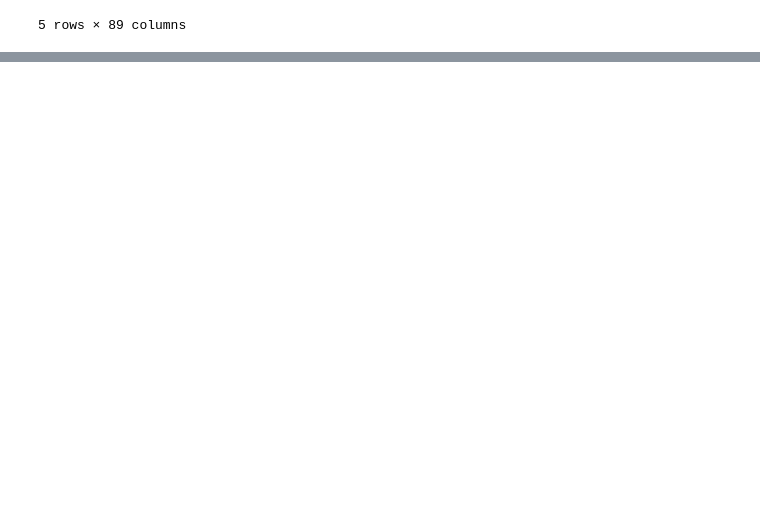
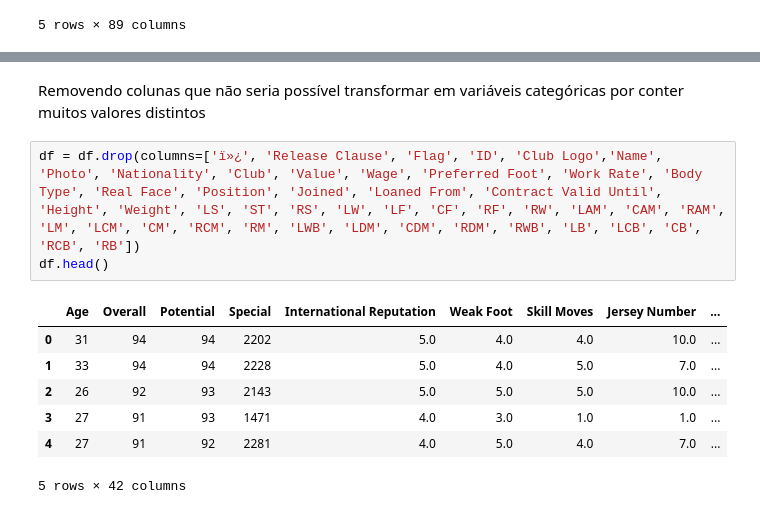
Before and after one commit to arthur-ogibowski/aprendizado-nao-supervisionado, a Jupyter notebook: Aprendizado_Não_Supervisionado.ipynb, the cells around one changed output, grey strips where cells are left out. Drawn from its saved outputs; the diff is of its cells as text; blank space fills up the shorter version.

```diff
--- a/Aprendizado_Não_Supervisionado.ipynb
+++ b/Aprendizado_Não_Supervisionado.ipynb
@@ -31,0 +53,13 @@ df.head()
+# %% [markdown]
+Removendo colunas que não seria possível transformar em variáveis categóricas por conter muitos valores distintos
+# %%
+df = df.drop(columns=['ï»¿', 'Release Clause', 'Flag', 'ID', 'Club Logo','Name', 'Photo', 'Nationality', 'Club', 'Value', 'Wage', 'Preferred Foot', 'Work Rate', 'Body Type', 'Real Face', 'Position', 'Joined', 'Loaned From', 'Contract Valid Until', 'Height', 'Weight', 'LS', 'ST', 'RS', 'LW', 'LF', 'CF', 'RF', 'RW', 'LAM', 'CAM', 'RAM', 'LM', 'LCM', 'CM', 'RCM', 'RM', 'LWB', 'LDM', 'CDM', 'RDM', 'RWB', 'LB', 'LCB', 'CB', 'RCB', 'RB'])
+df.head()
+# %% [output]
+|  | Age | Overall | Potential | Special | International Reputation | Weak Foot | Skill Moves | Jersey Number | ... |
+| 0 | 31 | 94 | 94 | 2202 | 5.0 | 4.0 | 4.0 | 10.0 | ... |
+| 1 | 33 | 94 | 94 | 2228 | 5.0 | 4.0 | 5.0 | 7.0 | ... |
+| 2 | 26 | 92 | 93 | 2143 | 5.0 | 5.0 | 5.0 | 10.0 | ... |
+| 3 | 27 | 91 | 93 | 1471 | 4.0 | 3.0 | 1.0 | 1.0 | ... |
+| 4 | 27 | 91 | 92 | 2281 | 4.0 | 5.0 | 4.0 | 7.0 | ... |
+5 rows × 42 columns
```
Also changed, not shown: parts of 40 cells of this notebook.
